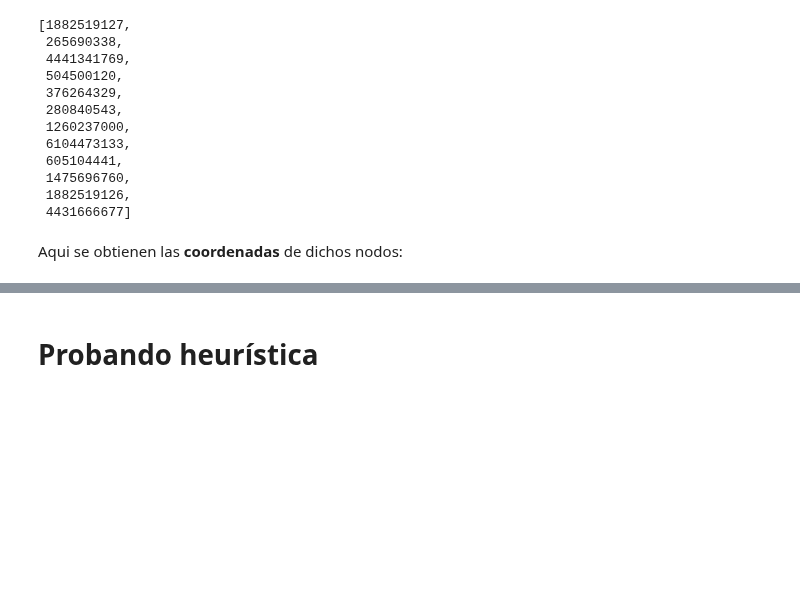
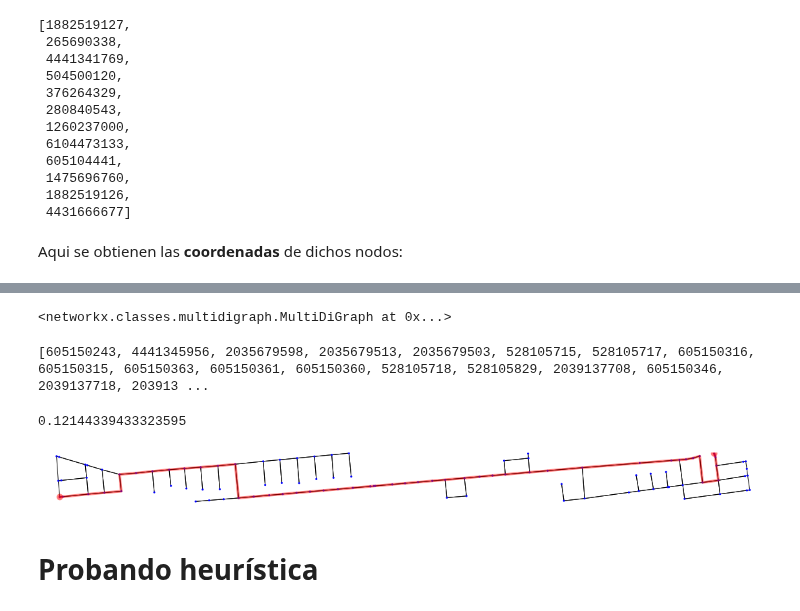
Before and after one commit to BereVF/IPre-2021-2, a Jupyter notebook: Avance 4-2 (1).ipynb, the cells around one changed output, grey strips where cells are left out. Cells and saved outputs as stored; diff of their text form; code cells hidden in the pictures; blank space fills up the shorter version.

```diff
--- a/Avance 4-2 (1).ipynb
+++ b/Avance 4-2 (1).ipynb
@@ -348,3 +418,24 @@ for row in ClientesAprox.iterrows():
+# %%
+ox.speed.add_edge_speeds(net, hwy_speeds=None, fallback=None, precision=1)
+# %% [output]
+<networkx.classes.multidigraph.MultiDiGraph at 0x...>
+# %%
+#resultado = dijkstra_tiempo(net, orig_node, dest_node, 6, 9, 0, set(), {}, {})
+resultado = vecino_cercano(net, nodes_net, orig_node, dest_node, 6, 9, 0, 0, set(), {}, set(), {})
+route = resultado[0][::-1]
+total_time = resultado[1]
+# %%
+print(route)
+# %% [output]
+[605150243, 4441345956, 2035679598, 2035679513, 2035679503, 528105715, 528105717, 605150316, 605150315, 605150363, 605150361, 605150360, 528105718, 528105829, 2039137708, 605150346, 2039137718, 203913 ...
+# %%
+total_time
+# %% [output]
+0.12144339433323595
+# %%
+fig, ax = ox.plot_graph_route(net, route, node_size = 10, figsize=(20,20), bgcolor = 'w', node_color = 'blue', edge_color = 'black')
+# %% [output]
+[figure, added]
 # %% [markdown]
 # Probando heurística
 # %% [markdown]
```
Also changed, not shown: parts of 21 cells of this notebook.
